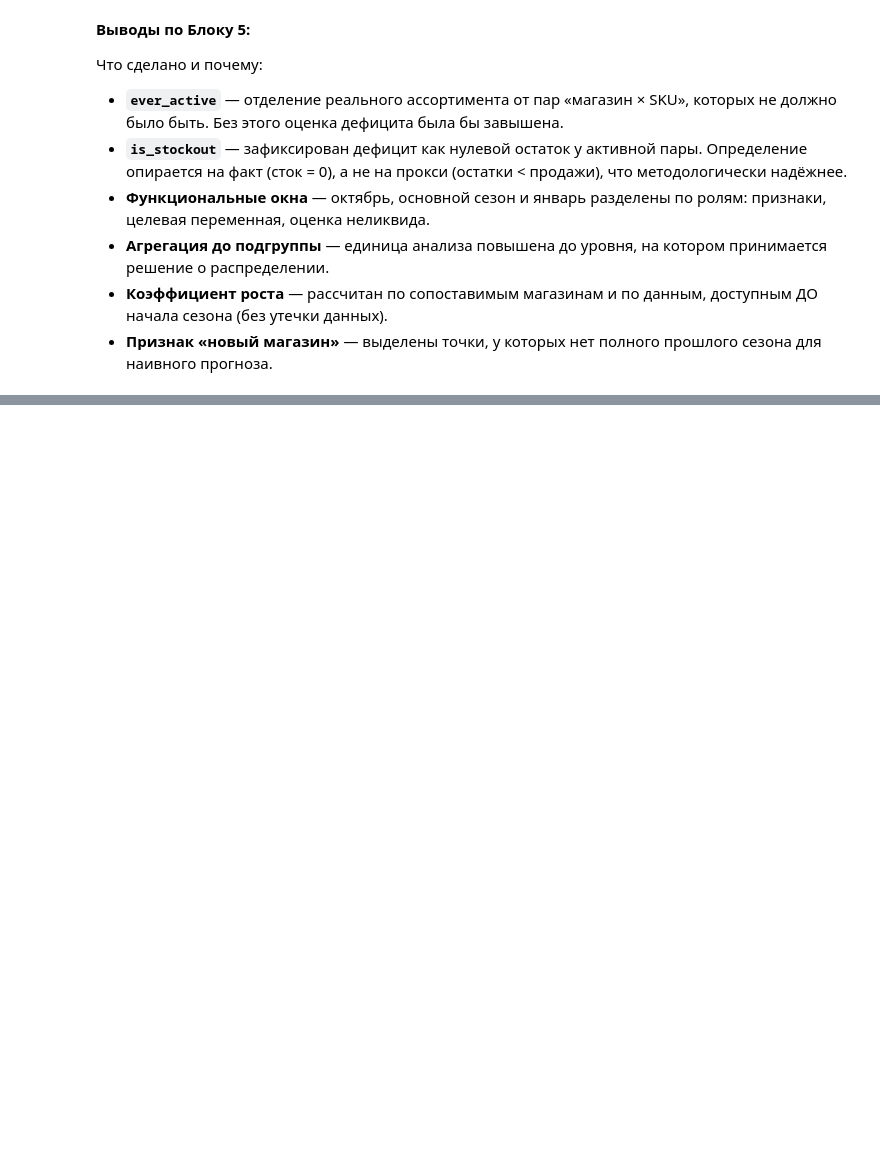
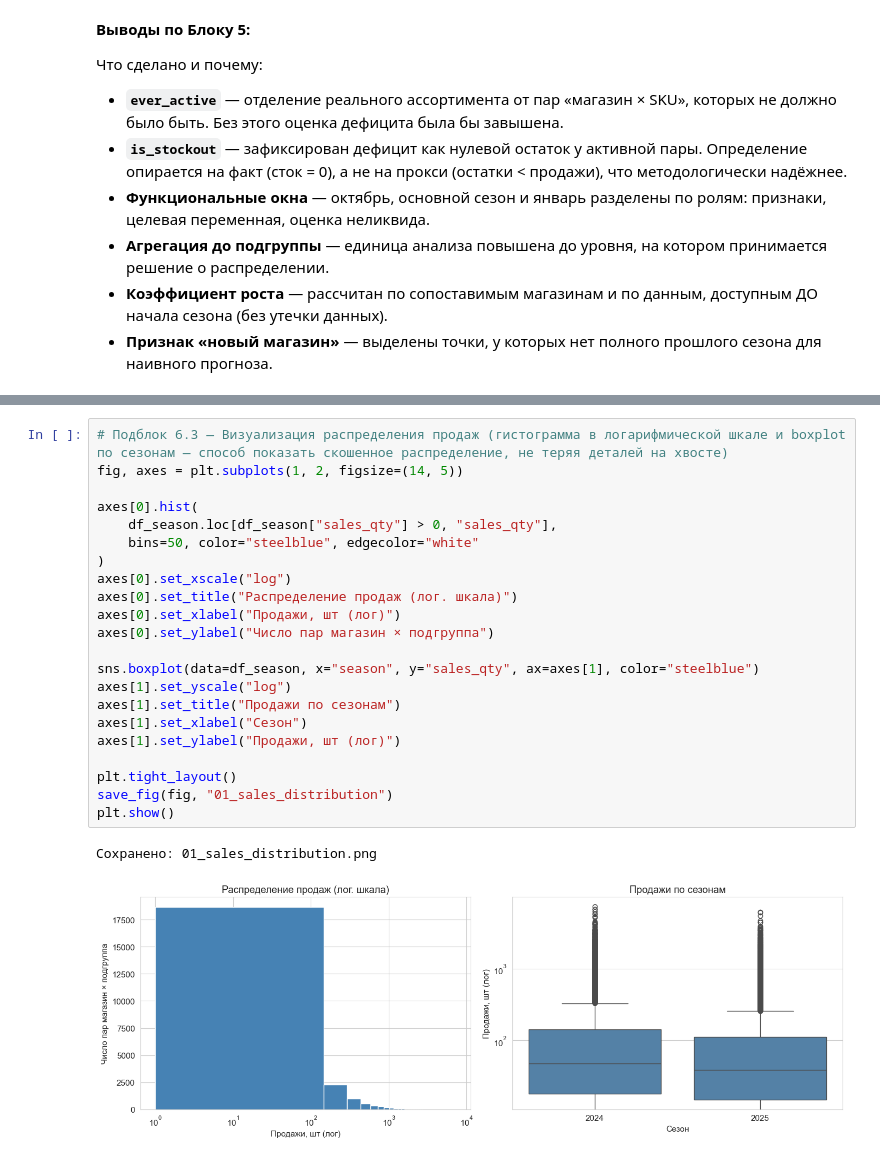
Before and after one commit to AnastasiyaEremina/final_project_hse_eremina, a Jupyter notebook: notebooks/code0908.ipynb, the cells around one changed output, grey strips where cells are left out. Drawn from its saved outputs; the diff is of its cells as text; blank space fills up the shorter version.

```diff
--- a/notebooks/code0908.ipynb
+++ b/notebooks/code0908.ipynb
@@ -641,0 +707,25 @@ print(f"\nКоэффициент роста сети (октябрь): {growth_c
+# %%
+# Подблок 6.3 — Визуализация распределения продаж (гистограмма в логарифмической шкале и boxplot по сезонам — способ показать скошенное распределение, не теряя деталей на хвосте)
+fig, axes = plt.subplots(1, 2, figsize=(14, 5))
+
+axes[0].hist(
+    df_season.loc[df_season["sales_qty"] > 0, "sales_qty"],
+    bins=50, color="steelblue", edgecolor="white"
+)
+axes[0].set_xscale("log")
+axes[0].set_title("Распределение продаж (лог. шкала)")
+axes[0].set_xlabel("Продажи, шт (лог)")
+axes[0].set_ylabel("Число пар магазин × подгруппа")
+
+sns.boxplot(data=df_season, x="season", y="sales_qty", ax=axes[1], color="steelblue")
+axes[1].set_yscale("log")
+axes[1].set_title("Продажи по сезонам")
+axes[1].set_xlabel("Сезон")
+axes[1].set_ylabel("Продажи, шт (лог)")
+
+plt.tight_layout()
+save_fig(fig, "01_sales_distribution")
+plt.show()
+# %% [output]
+Сохранено: 01_sales_distribution.png
+[figure, added]
```
Also changed, not shown: parts of 40 cells of this notebook, 7 other files.
